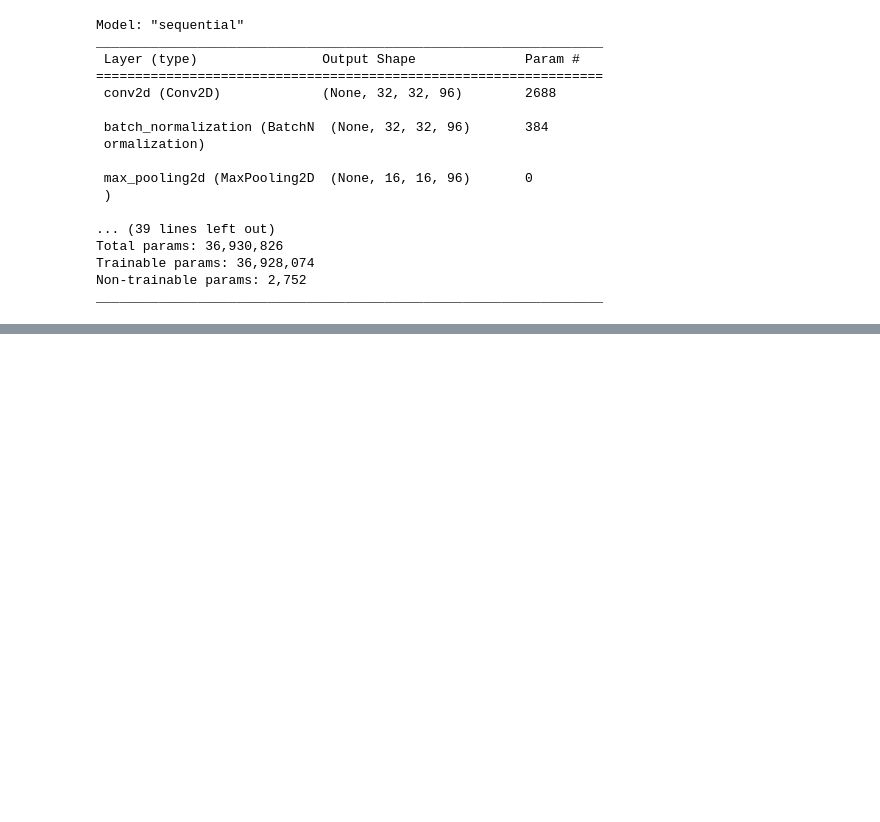
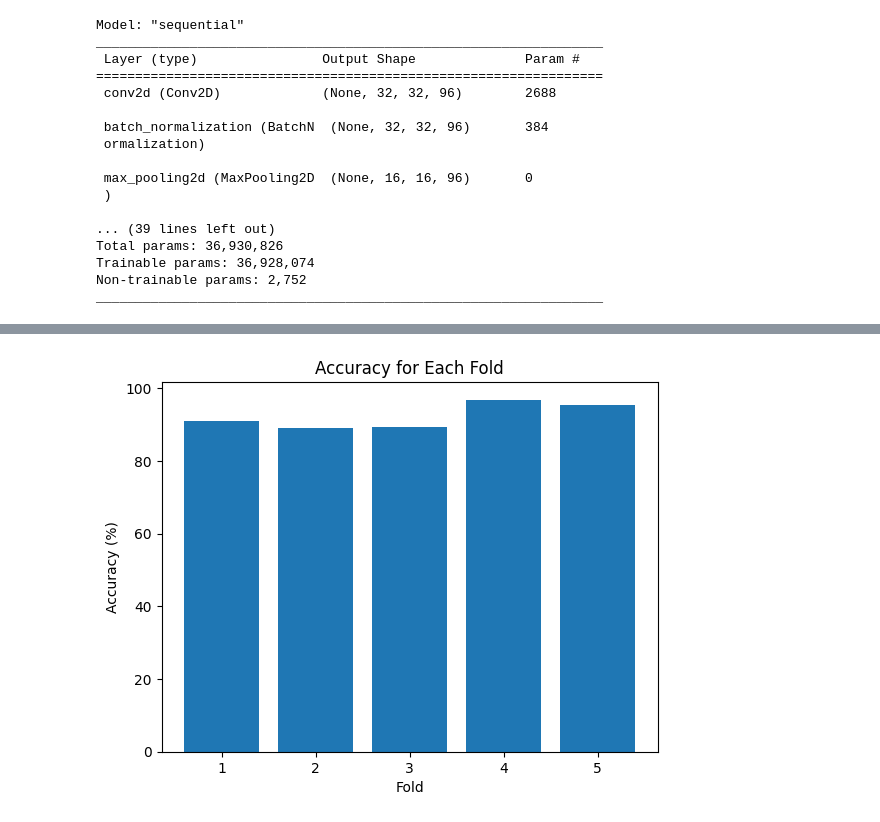
Before and after one commit to skeady22/CS4287_CNN_Project, a Jupyter notebook: graphics.ipynb, the cells around one changed output, grey strips where cells are left out. Saved outputs shown, nothing was run; the diff lists cells and outputs as text; code cells hidden in the pictures; blank space fills up the shorter version.

```diff
--- a/graphics.ipynb
+++ b/graphics.ipynb
@@ -265,0 +338,10 @@ plt.show()
+# %%
+import matplotlib.pyplot as plt
+
+plt.bar(range(1, len(cvscores) + 1), cvscores)
+plt.xlabel('Fold')
+plt.ylabel('Accuracy (%)')
+plt.title('Accuracy for Each Fold')
+plt.show()
+# %% [output]
+[figure, added]
```
Also changed, not shown: parts of 13 cells of this notebook.
